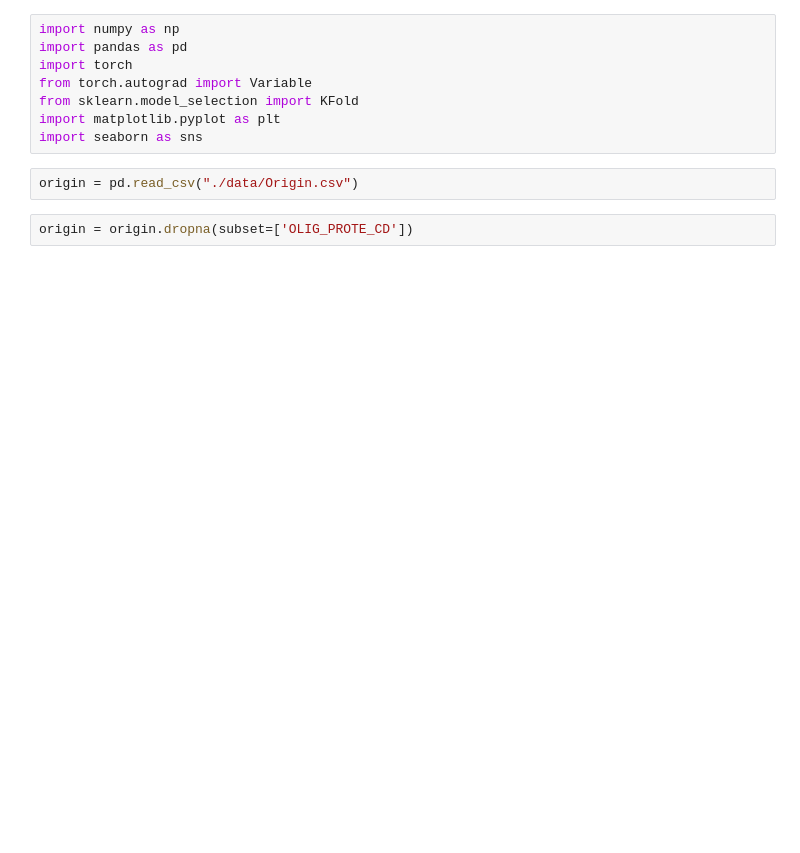
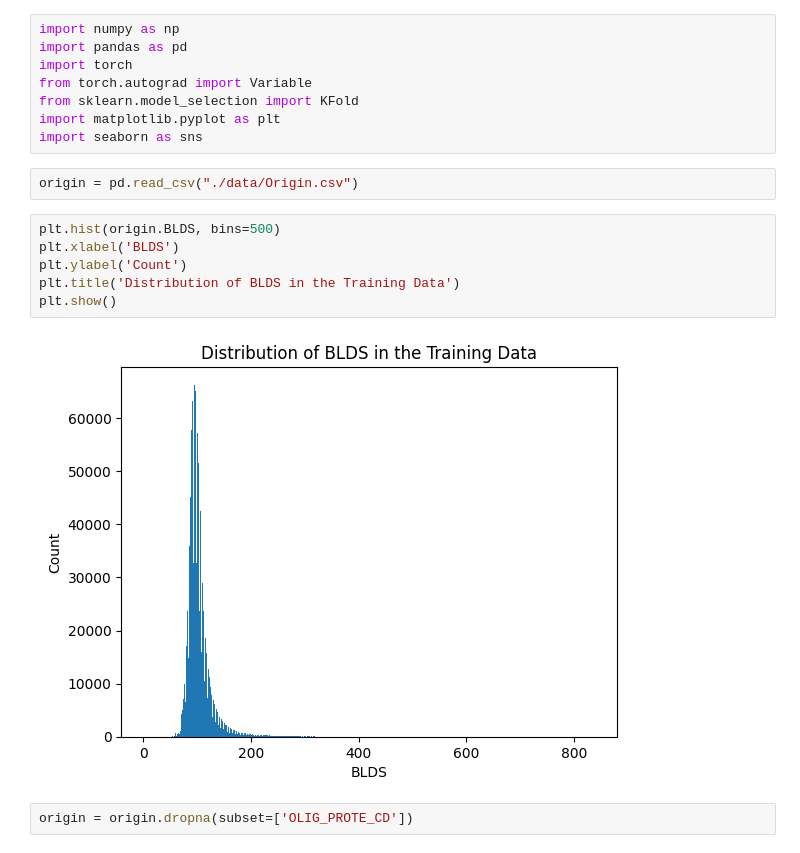
Before and after one commit to JUNGMOONSUN/wassup-diabetes-prediction, a Jupyter notebook: Preprocessing1.ipynb, the cells around one changed output. Saved outputs shown, nothing was run; the diff lists cells and outputs as text; blank space fills up the shorter version.

```diff
--- a/Preprocessing1.ipynb
+++ b/Preprocessing1.ipynb
@@ -8,5 +8,13 @@ import matplotlib.pyplot as plt
 import seaborn as sns
 # %%
 origin = pd.read_csv("./data/Origin.csv")
+# %%
+plt.hist(origin.BLDS, bins=500)
+plt.xlabel('BLDS')
+plt.ylabel('Count')
+plt.title('Distribution of BLDS in the Training Data')
+plt.show()
+# %% [output]
+[figure, added]
 # %%
 origin = origin.dropna(subset=['OLIG_PROTE_CD'])
```
Also changed, not shown: parts of 2 cells of this notebook, 4 other files.
